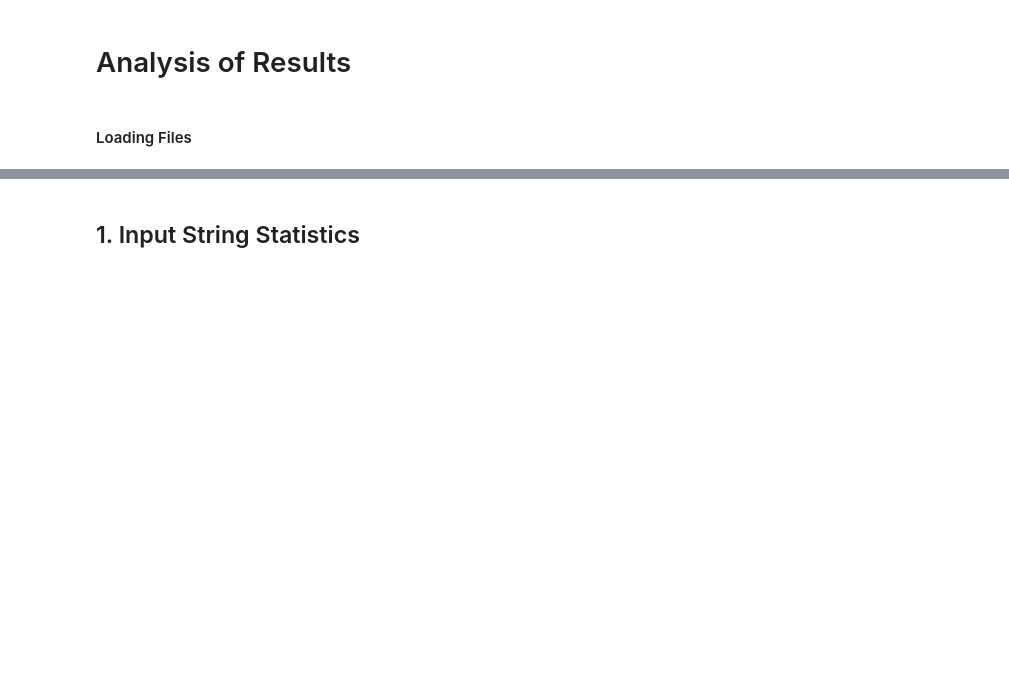
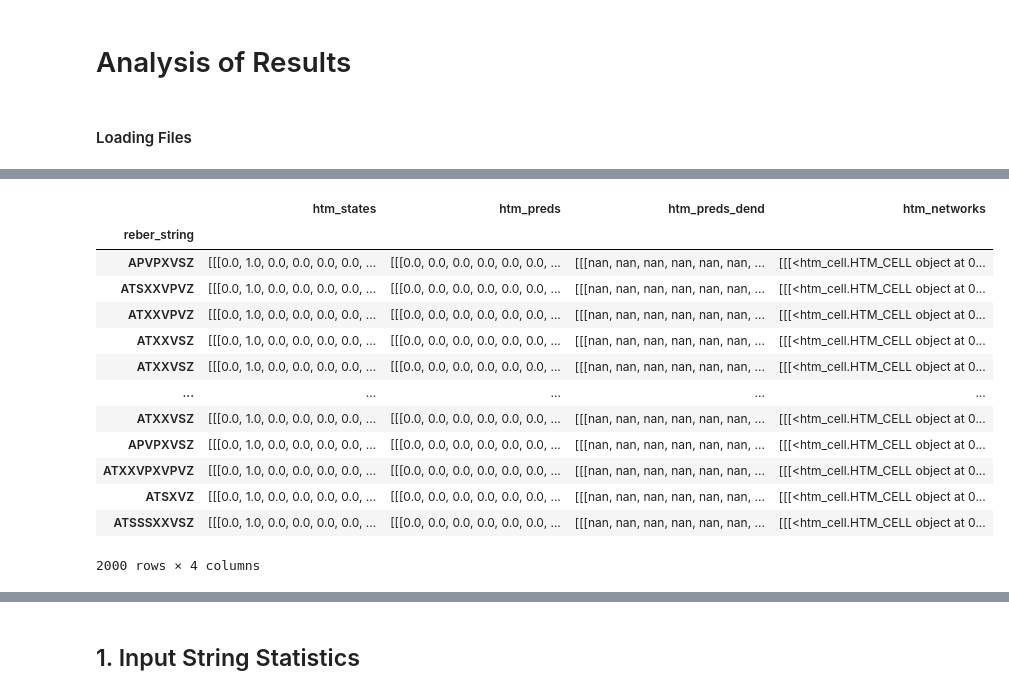
Before and after one commit to TaherHabib/htm-sequence-learning, a Jupyter notebook: Notebooks/AGL_Experiments.ipynb, the cells around one changed output, grey strips where cells are left out. Cells and saved outputs as stored; diff of their text form; code cells hidden in the pictures; blank space fills up the shorter version.

```diff
--- a/Notebooks/AGL_Experiments.ipynb
+++ b/Notebooks/AGL_Experiments.ipynb
@@ -122,3 +143,20 @@ results
+# %%
+dict_results['results']
+# %% [output]
+|  | htm_states | htm_preds | htm_preds_dend | htm_networks |
+| reber_string |  |  |  |  |
+| APVPXVSZ | [[[0.0, 1.0, 0.0, 0.0, 0.0, 0.0, ... | [[[0.0, 0.0, 0.0, 0.0, 0.0, 0.0, ... | [[[nan, nan, nan, nan, nan, nan, ... | [[[<htm_cell.HTM_CELL object at 0... |
+| ATSXXVPVZ | [[[0.0, 1.0, 0.0, 0.0, 0.0, 0.0, ... | [[[0.0, 0.0, 0.0, 0.0, 0.0, 0.0, ... | [[[nan, nan, nan, nan, nan, nan, ... | [[[<htm_cell.HTM_CELL object at 0... |
+| ATXXVPVZ | [[[0.0, 1.0, 0.0, 0.0, 0.0, 0.0, ... | [[[0.0, 0.0, 0.0, 0.0, 0.0, 0.0, ... | [[[nan, nan, nan, nan, nan, nan, ... | [[[<htm_cell.HTM_CELL object at 0... |
+| ATXXVSZ | [[[0.0, 1.0, 0.0, 0.0, 0.0, 0.0, ... | [[[0.0, 0.0, 0.0, 0.0, 0.0, 0.0, ... | [[[nan, nan, nan, nan, nan, nan, ... | [[[<htm_cell.HTM_CELL object at 0... |
+| ATXXVSZ | [[[0.0, 1.0, 0.0, 0.0, 0.0, 0.0, ... | [[[0.0, 0.0, 0.0, 0.0, 0.0, 0.0, ... | [[[nan, nan, nan, nan, nan, nan, ... | [[[<htm_cell.HTM_CELL object at 0... |
+| ... | ... | ... | ... | ... |
+| ATXXVSZ | [[[0.0, 1.0, 0.0, 0.0, 0.0, 0.0, ... | [[[0.0, 0.0, 0.0, 0.0, 0.0, 0.0, ... | [[[nan, nan, nan, nan, nan, nan, ... | [[[<htm_cell.HTM_CELL object at 0... |
+| APVPXVSZ | [[[0.0, 1.0, 0.0, 0.0, 0.0, 0.0, ... | [[[0.0, 0.0, 0.0, 0.0, 0.0, 0.0, ... | [[[nan, nan, nan, nan, nan, nan, ... | [[[<htm_cell.HTM_CELL object at 0... |
+| ATXXVPXVPVZ | [[[0.0, 1.0, 0.0, 0.0, 0.0, 0.0, ... | [[[0.0, 0.0, 0.0, 0.0, 0.0, 0.0, ... | [[[nan, nan, nan, nan, nan, nan, ... | [[[<htm_cell.HTM_CELL object at 0... |
+| ATSXVZ | [[[0.0, 1.0, 0.0, 0.0, 0.0, 0.0, ... | [[[0.0, 0.0, 0.0, 0.0, 0.0, 0.0, ... | [[[nan, nan, nan, nan, nan, nan, ... | [[[<htm_cell.HTM_CELL object at 0... |
+| ATSSSXXVSZ | [[[0.0, 1.0, 0.0, 0.0, 0.0, 0.0, ... | [[[0.0, 0.0, 0.0, 0.0, 0.0, 0.0, ... | [[[nan, nan, nan, nan, nan, nan, ... | [[[<htm_cell.HTM_CELL object at 0... |
+2000 rows × 4 columns
 # %%
 charsMC
 # %% [output]
```
Also changed, not shown: parts of 40 cells of this notebook, 1 other file.
